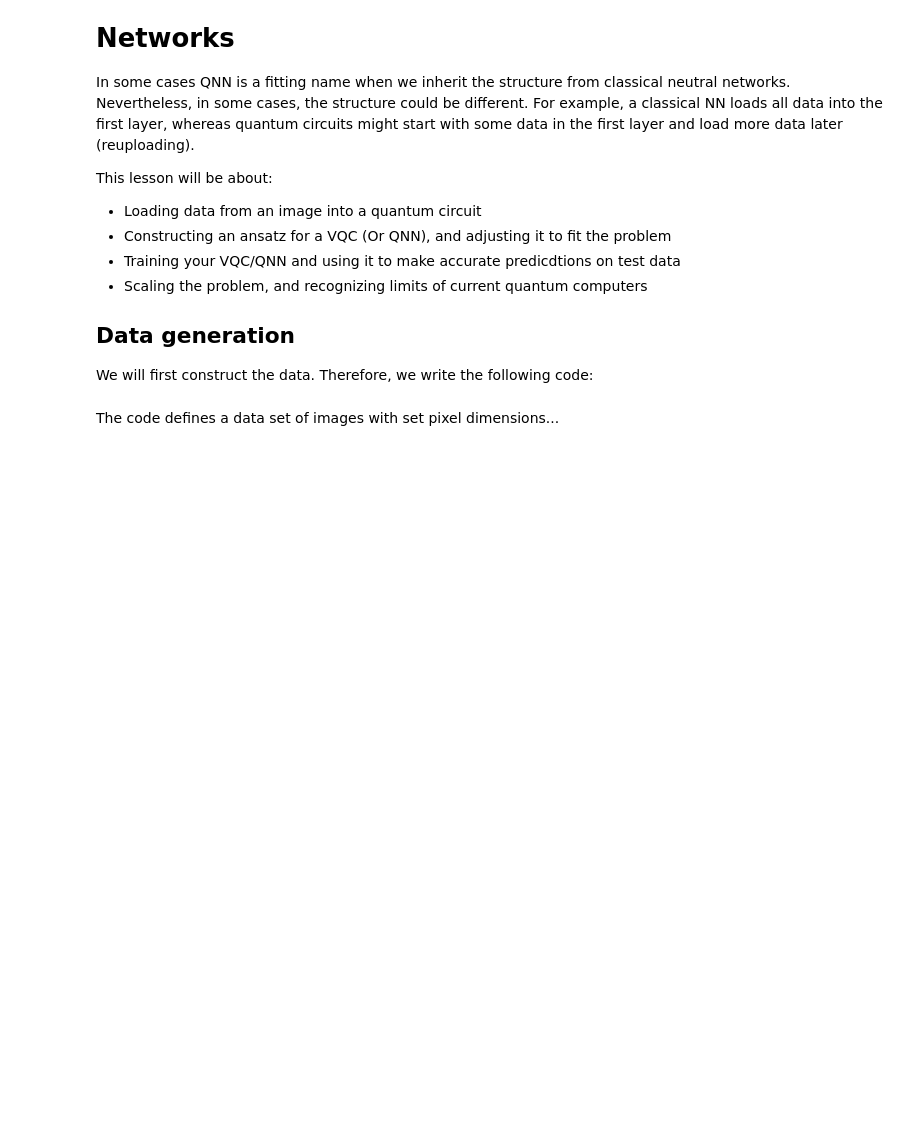
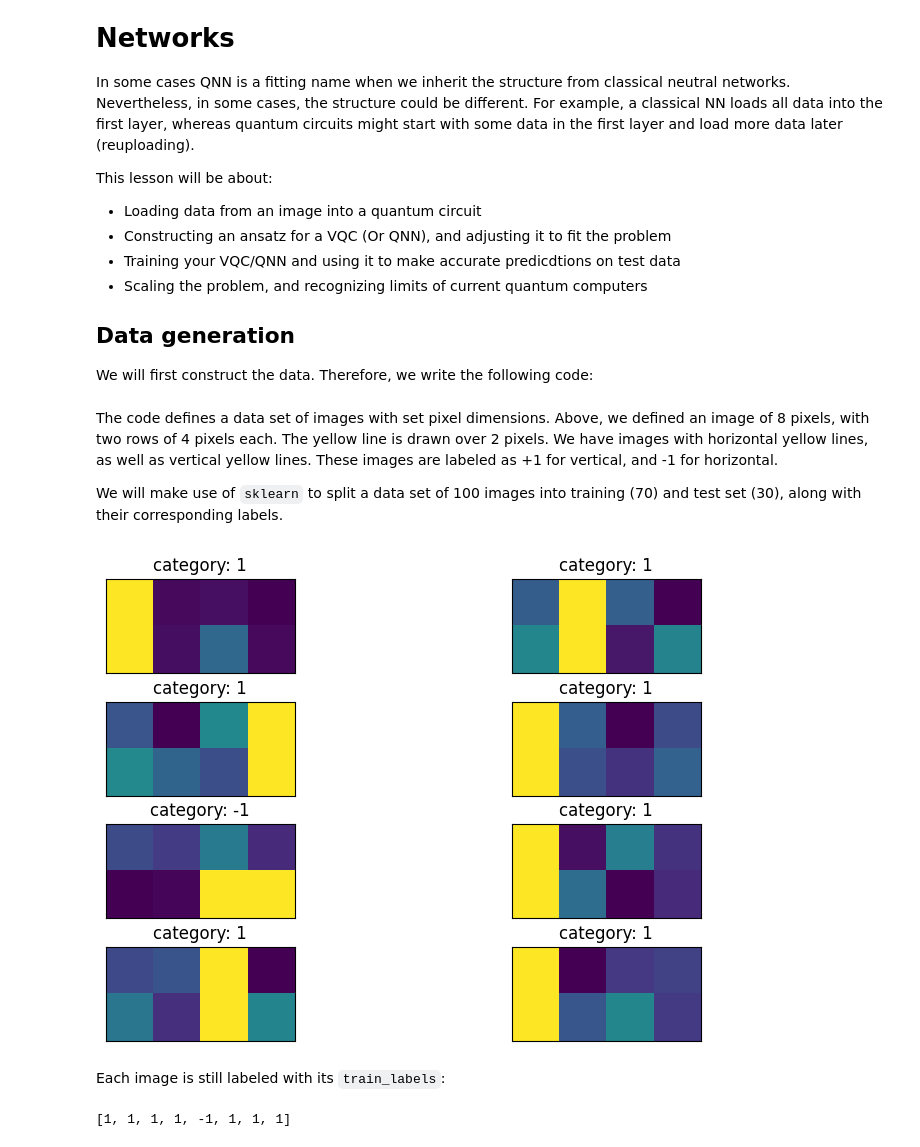
Before and after one commit to preimitz/QuantumComp-QuantumInfo, a Jupyter notebook: quantum-computing-tools/Qiskit/QVCs_and_QNNs.ipynb, the cells around one changed output. Saved outputs shown, nothing was run; the diff lists cells and outputs as text; code cells hidden in the pictures; blank space fills up the shorter version.

```diff
--- a/quantum-computing-tools/Qiskit/QVCs_and_QNNs.ipynb
+++ b/quantum-computing-tools/Qiskit/QVCs_and_QNNs.ipynb
@@ -70,4 +70,42 @@ def generate_dataset(num_images):
 
 hor_size = round(size / vert_size)
 # %% [markdown]
-The code defines a data set of images with set pixel dimensions...
+The code defines a data set of images with set pixel dimensions. Above, we defined an image of 8 pixels, with two rows of 4 pixels each. The yellow line is drawn over 2 pixels. We have images with horizontal yellow lines, as well as vertical yellow lines. These images are labeled as +1 for vertical, and -1 for horizontal.
+
+We will make use of `sklearn` to split a data set of 100 images into training (70) and test set (30), along with their corresponding labels.
+# %%
+from sklearn.model_selection import train_test_split
+
+np.random.seed(42)
+images, labels = generate_dataset(200)
+
+train_images, test_images, train_labels, test_labels = train_test_split(
+    images, labels, test_size=0.3, random_state=246
+)
+# %%
+import matplotlib.pyplot as plt
+
+# Make subplot titles so we can identify categories
+titles = []
+for i in range(8):
+    title = "category: " + str(train_labels[i])
+    titles.append(title)
+
+# Generate a figure with nested images using subplots.
+fig, ax = plt.subplots(4, 2, figsize=(10, 6), subplot_kw={"xticks": [], "yticks": []})
+
+for i in range(8):
+    ax[i // 2, i % 2].imshow(
+        train_images[i].reshape(vert_size, hor_size),
+        aspect="equal",
+    )
+    ax[i // 2, i % 2].set_title(titles[i])
+plt.subplots_adjust(wspace=0.1, hspace=0.3)
+# %% [output]
+[figure, added]
+# %% [markdown]
+Each image is still labeled with its `train_labels`:
+# %%
+print(train_labels[:8])
+# %% [output]
+[1, 1, 1, 1, -1, 1, 1, 1]
```
Also changed, not shown: parts of 70 cells of this notebook.
